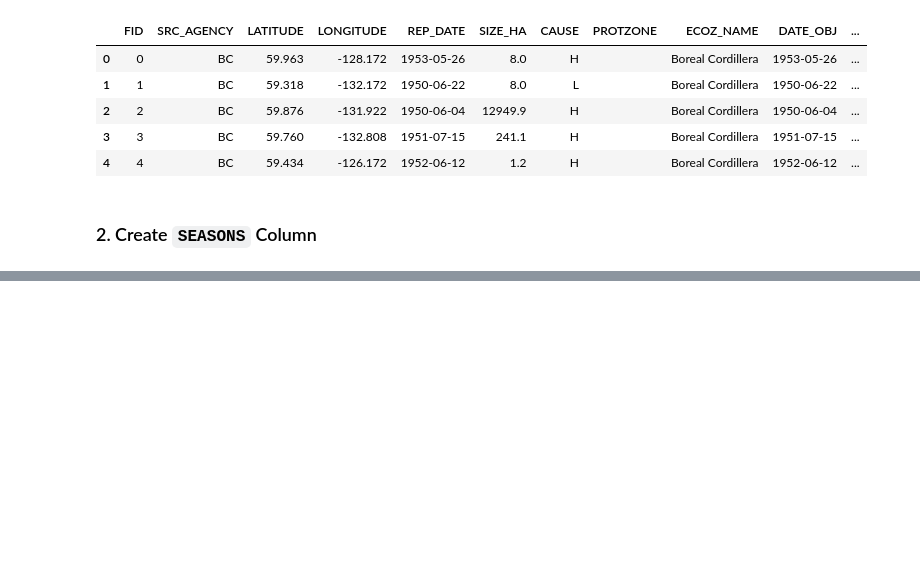
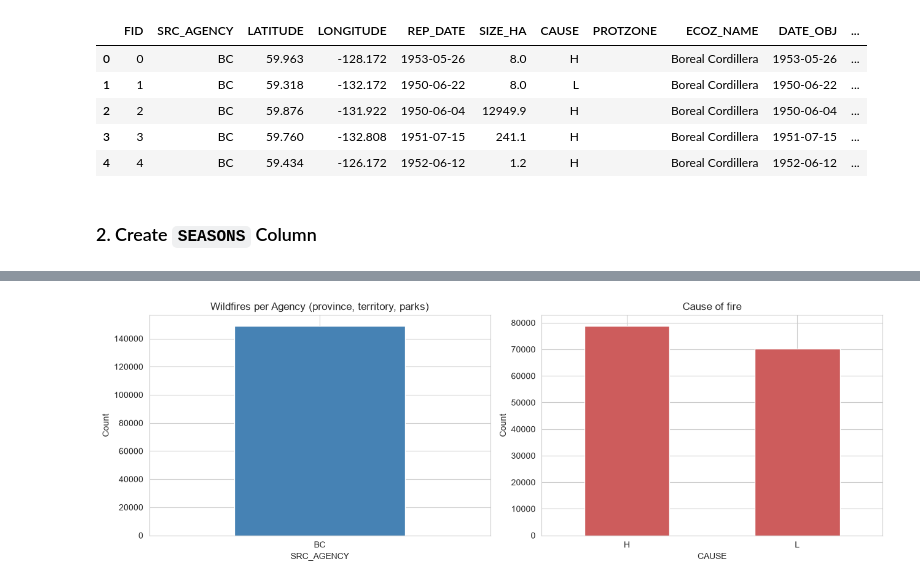
Before and after one commit to cda79/IAT461-Final, a Jupyter notebook: IAT461_wildfires.ipynb, the cells around one changed output, grey strips where cells are left out. Cells and saved outputs as stored; diff of their text form; code cells hidden in the pictures; blank space fills up the shorter version.

```diff
--- a/IAT461_wildfires.ipynb
+++ b/IAT461_wildfires.ipynb
@@ -227,8 +227,8 @@ df.head(5)
 ### 2. Create `SEASONS` Column
 # %%
 # cast to int
-df['MONTH'] = df['MONTH'].astype(int)
-df['YEAR'] = df['YEAR'].astype(int)
+df['MONTH'] = df['MONTH'].astype("Int64")
+df['YEAR'] = df['YEAR'].astype("Int64")
 
 # dictionary
 seasons_map = {
@@ -244,0 +256,3 @@ df.head(5)
+# %%
+df = df[df['SRC_AGENCY'] == 'BC']
+df['SRC_AGENCY'].nunique()
@@ -244,0 +267,8 @@ df.head(5)
+# %%
+df.dropna(subset=['REP_DATE'], inplace=True)
+df.dropna(subset=['CAUSE'], inplace=True)
+
+causes_valid = ["H", "L"]
+df = df[df["CAUSE"].isin(causes_valid)]
+
+df.info()
@@ -244,0 +293,19 @@ df.head(5)
+# %%
+# create subplots with 1 row and 2 columns
+fig, axes = plt.subplots(1,2, figsize=(13,4.5))
+
+df["SRC_AGENCY"].value_counts().plot(kind="bar", ax=axes[0], color="steelblue")
+axes[0].set_title("Wildfires per Agency (province, territory, parks)")
+axes[0].set_ylabel("Count")
+axes[0].tick_params(axis="x", rotation=0)
+
+df["CAUSE"].value_counts().plot(kind="bar", ax=axes[1], color="indianred")
+axes[1].set_title("Cause of fire")
+axes[1].set_ylabel("Count")
+axes[1].tick_params(axis="x", rotation=0)
+
+# render plots
+plt.tight_layout()
+plt.show()
+# %% [output]
+[figure, added]
```
Also changed, not shown: parts of 6 cells of this notebook, 1 other file.
